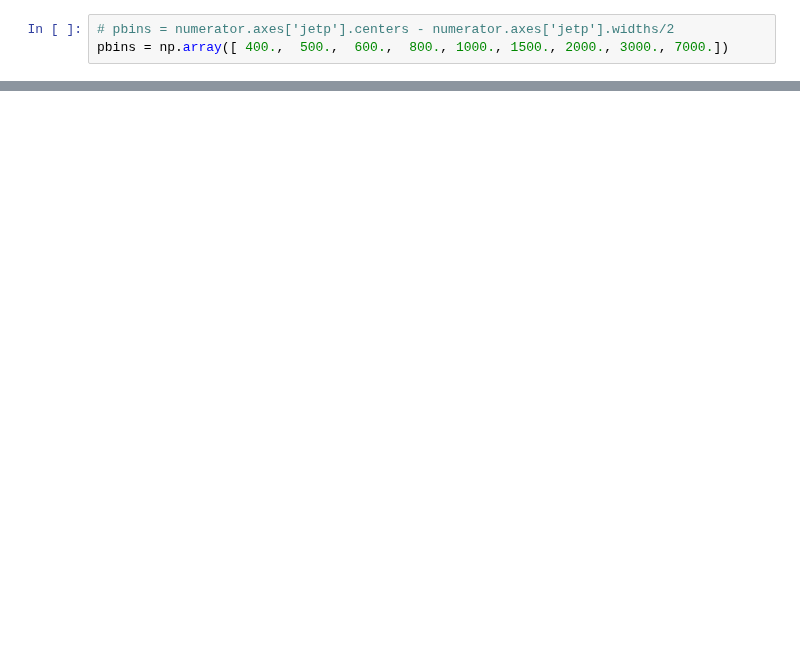
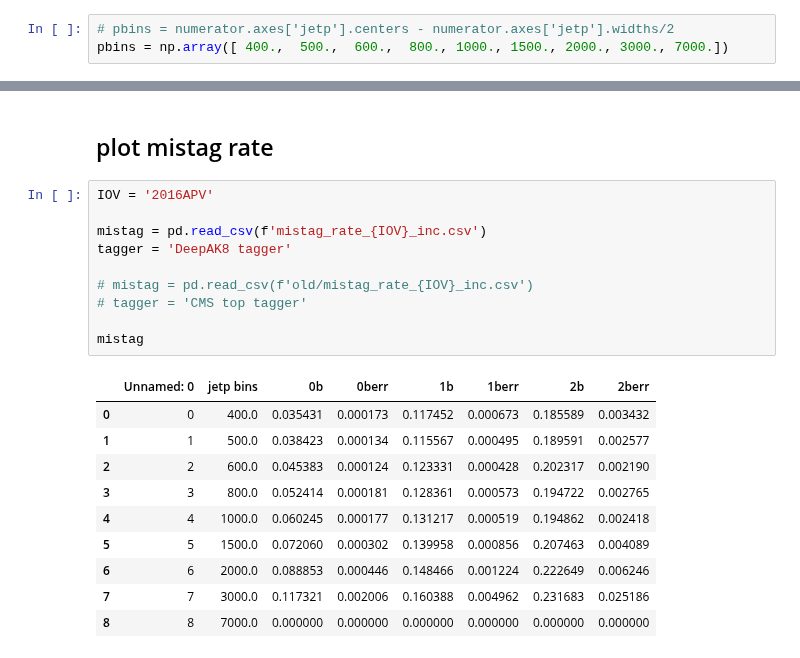
Before and after one commit to b2g-nano/TTbarAllHadUproot, a Jupyter notebook: mistag/mistagRate.ipynb, the cells around one changed output, grey strips where cells are left out. Cells and saved outputs as stored; diff of their text form; blank space fills up the shorter version.

```diff
--- a/mistag/mistagRate.ipynb
+++ b/mistag/mistagRate.ipynb
@@ -186,0 +241,23 @@ for IOV in IOVs:
+# %% [markdown]
+## plot mistag rate
+# %%
+IOV = '2016APV'
+
+mistag = pd.read_csv(f'mistag_rate_{IOV}_inc.csv')
+tagger = 'DeepAK8 tagger'
+
+# mistag = pd.read_csv(f'old/mistag_rate_{IOV}_inc.csv')
+# tagger = 'CMS top tagger'
+
+mistag
+# %% [output]
+|  | Unnamed: 0 | jetp bins | 0b | 0berr | 1b | 1berr | 2b | 2berr |
+| 0 | 0 | 400.0 | 0.035431 | 0.000173 | 0.117452 | 0.000673 | 0.185589 | 0.003432 |
+| 1 | 1 | 500.0 | 0.038423 | 0.000134 | 0.115567 | 0.000495 | 0.189591 | 0.002577 |
+| 2 | 2 | 600.0 | 0.045383 | 0.000124 | 0.123331 | 0.000428 | 0.202317 | 0.002190 |
+| 3 | 3 | 800.0 | 0.052414 | 0.000181 | 0.128361 | 0.000573 | 0.194722 | 0.002765 |
+| 4 | 4 | 1000.0 | 0.060245 | 0.000177 | 0.131217 | 0.000519 | 0.194862 | 0.002418 |
+| 5 | 5 | 1500.0 | 0.072060 | 0.000302 | 0.139958 | 0.000856 | 0.207463 | 0.004089 |
+| 6 | 6 | 2000.0 | 0.088853 | 0.000446 | 0.148466 | 0.001224 | 0.222649 | 0.006246 |
+| 7 | 7 | 3000.0 | 0.117321 | 0.002006 | 0.160388 | 0.004962 | 0.231683 | 0.025186 |
+| 8 | 8 | 7000.0 | 0.000000 | 0.000000 | 0.000000 | 0.000000 | 0.000000 | 0.000000 |
```
Also changed, not shown: parts of 13 cells of this notebook, 7 other files.
